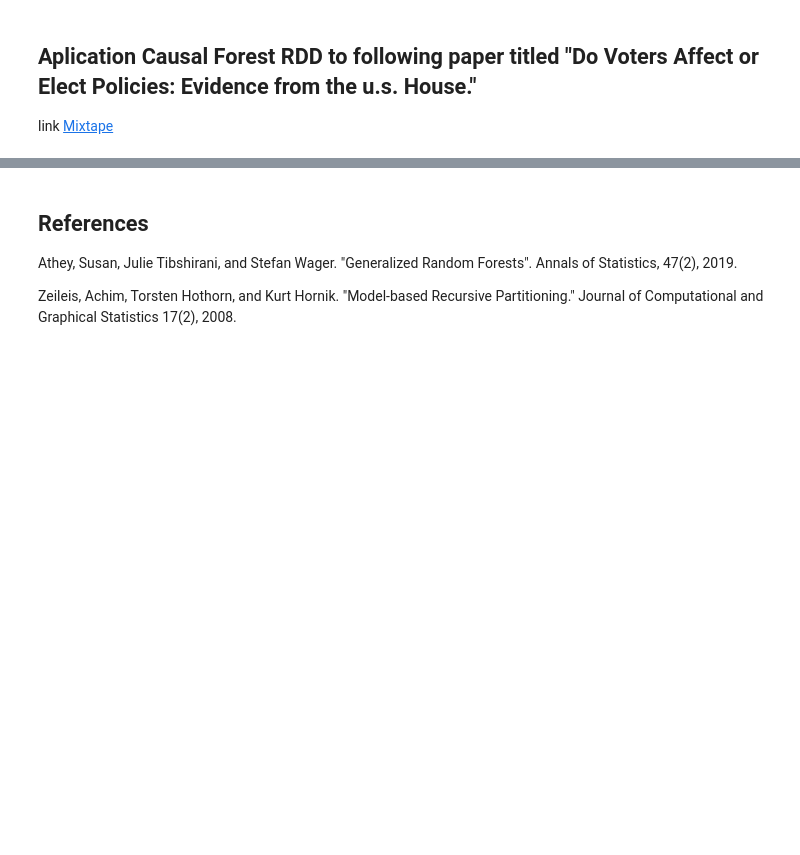
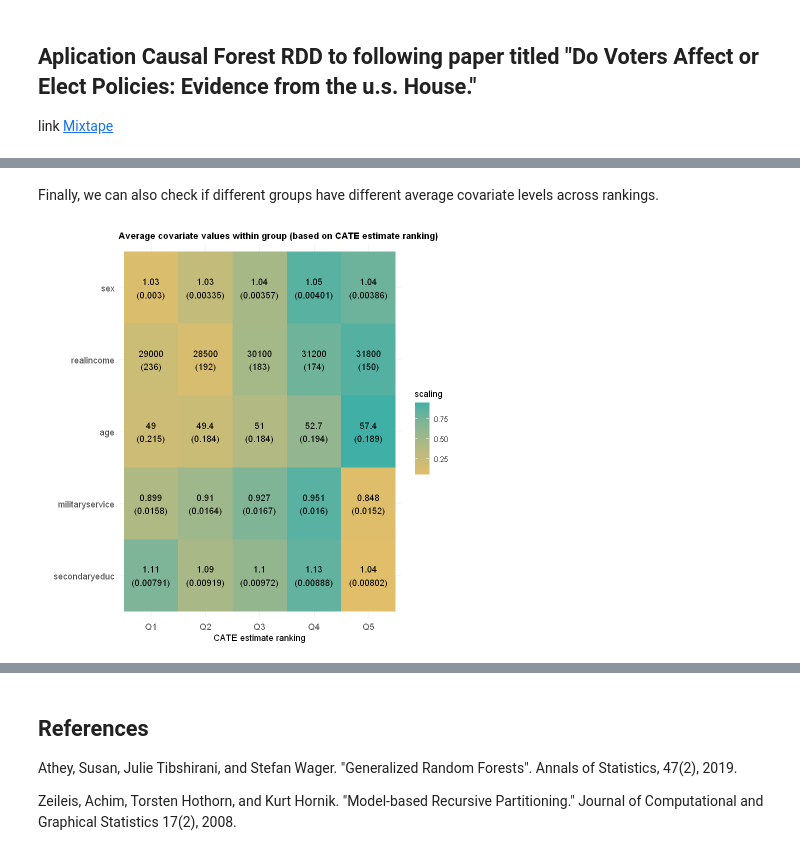
Before and after one commit to d2cml-ai/mgtecon634_r, a Jupyter notebook: notebooks/7_LM_forest_RDD_1.ipynb, the cells around one changed output, grey strips where cells are left out. Cells and saved outputs as stored; diff of their text form; code cells hidden in the pictures; blank space fills up the shorter version.

```diff
--- a/notebooks/7_LM_forest_RDD_1.ipynb
+++ b/notebooks/7_LM_forest_RDD_1.ipynb
@@ -273,0 +182,4 @@ plot(X[subset, 1], tau.hat)
+# %%
+#Since the ranking vector was created from tau.hat, which has rows equal to nrows of X[subset,] ...
+# .. we need data with nrows iqual to X[subset] rows
+newdata = data[subset,]
@@ -273,0 +290,8 @@ plot(X[subset, 1], tau.hat)
+# %%
+# y ~ ranking + w + ranking:w
+fmla <- paste0(outcome, "~ ranking + ", treatment, " + ranking:", treatment)
+ols <- lm(fmla, data=transform(newdata, ranking=factor(ranking)))
+interact <- which(sapply(names(coef(ols)), function(x) grepl(":", x)))
+res <- summary_rw_lm(ols, indices=interact)
+rownames(res) <- paste("Rank", 2:num.rankings, "- Rank 1") # just for display
+res
@@ -273,0 +305,42 @@ plot(X[subset, 1], tau.hat)
+# %% [markdown]
+Finally, we can also check if different groups have different average covariate levels across rankings.
+# %%
+df <- mapply(function(covariate) {
+      # Looping over covariate names
+      # Compute average covariate value per ranking (with correct standard errors)
+      fmla <- formula(paste0(covariate, "~ 0 + ranking"))
+      ols <- lm(fmla, data=transform(newdata, ranking=factor(ranking)), na.action=na.exclude)
+      ols.res <- coeftest(ols, vcov=vcovHC(ols, "HC2"))
+
+      # Retrieve results
+      avg <- ols.res[,1]
+      stderr <- ols.res[,2]
+
+      # Tally up results
+      data.frame(covariate, avg, stderr, ranking=paste0("Q", seq(num.rankings)),
+                 # Used for coloring
+                 scaling=pnorm((avg - mean(avg))/sd(avg)),
+                 # We will order based on how much variation is 'explain' by the averages
+                 # relative to the total variation of the covariate in the data
+                 variation=sd(avg) / sd(as.numeric(unlist(newdata[,covariate])), na.rm=TRUE),
+                 # String to print in each cell in heatmap below
+                 labels=paste0(signif(avg, 3), "\n", "(", signif(stderr, 3), ")"))
+}, covariates, SIMPLIFY = FALSE)
+df <- do.call(rbind, df)
+
+# a small optional trick to ensure heatmap will be in decreasing order of 'variation'
+df$covariate <- reorder(df$covariate, order(df$variation))
+
+# plot heatmap
+ggplot(df) +
+    aes(ranking, covariate) +
+    geom_tile(aes(fill = scaling)) +
+    geom_text(aes(label = labels)) +
+    scale_fill_gradient(low = "#E1BE6A", high = "#40B0A6") +
+    ggtitle(paste0("Average covariate values within group (based on CATE estimate ranking)")) +
+    theme_minimal() +
+    ylab("") + xlab("CATE estimate ranking") +
+    theme(plot.title = element_text(size = 11, face = "bold"),
+          axis.text=element_text(size=11))
+# %% [output]
+[figure, added]
```
Also changed, not shown: parts of 28 cells of this notebook.
